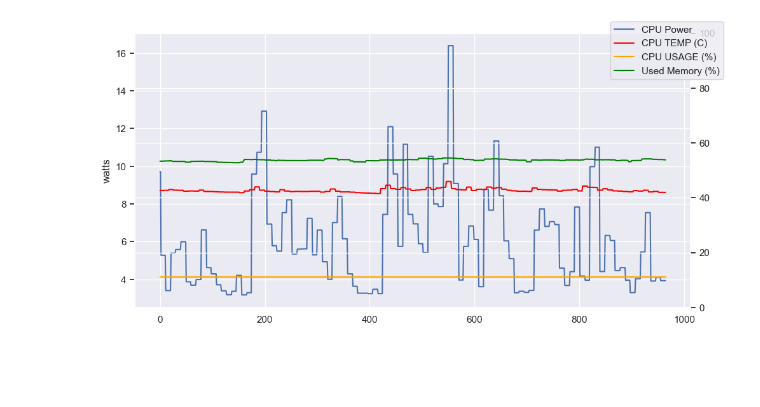
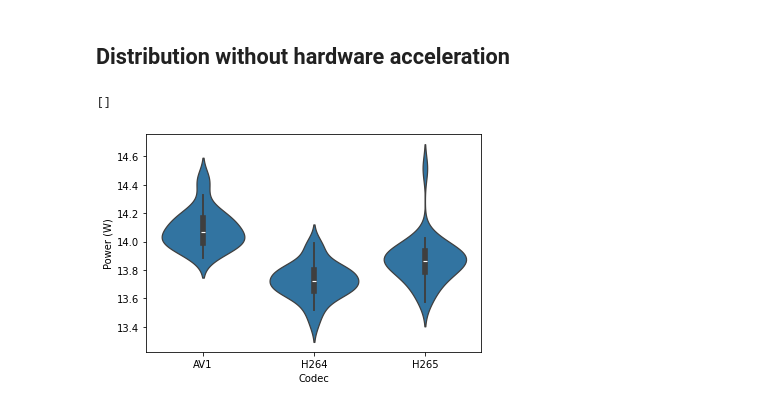
Before and after one commit to JellyAge/video_codec_power_comparison, a Jupyter notebook: chart.ipynb, the cells around one changed output. Drawn from its saved outputs; the diff is of its cells as text; code cells hidden in the pictures; blank space fills up the shorter version.

```diff
--- a/chart.ipynb
+++ b/chart.ipynb
@@ -134,4 +39,16 @@ def generate_metric_charts(csv_file):
-# %%
-generate_metric_charts(os.path.join(os.getcwd(), 'usage.csv'))
-# %% [output]
-[figure, removed]
+# %% [markdown]
+## Distribution without hardware acceleration
+# %%
+result = pd.DataFrame({"codec":codec, "hw_accel":hw_accel, "power":y})
+result = result[result["hw_accel"]==False]
+#sns.set(rc={"figure.figsize":(8, 8)})
+
+
+ax = sns.violinplot(result, x="codec", y="power")
+#ax.set_ylim(bottom=0)
+ax.set_ylabel("Power (W)")
+ax.set_xlabel("Codec")
+ax.plot()
+# %% [output]
+[]
+[figure, added]
```
Also changed, not shown: parts of 9 cells of this notebook.
